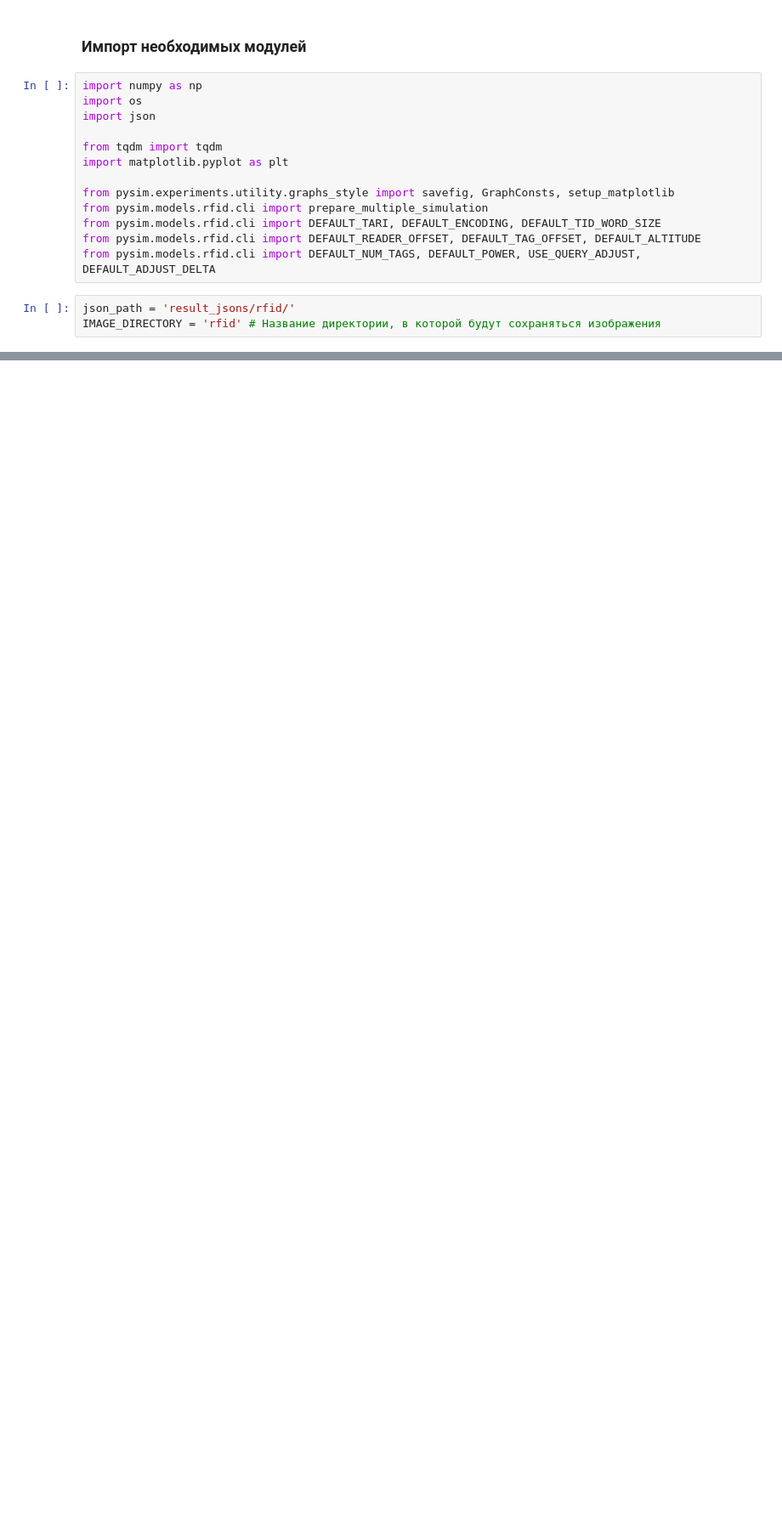
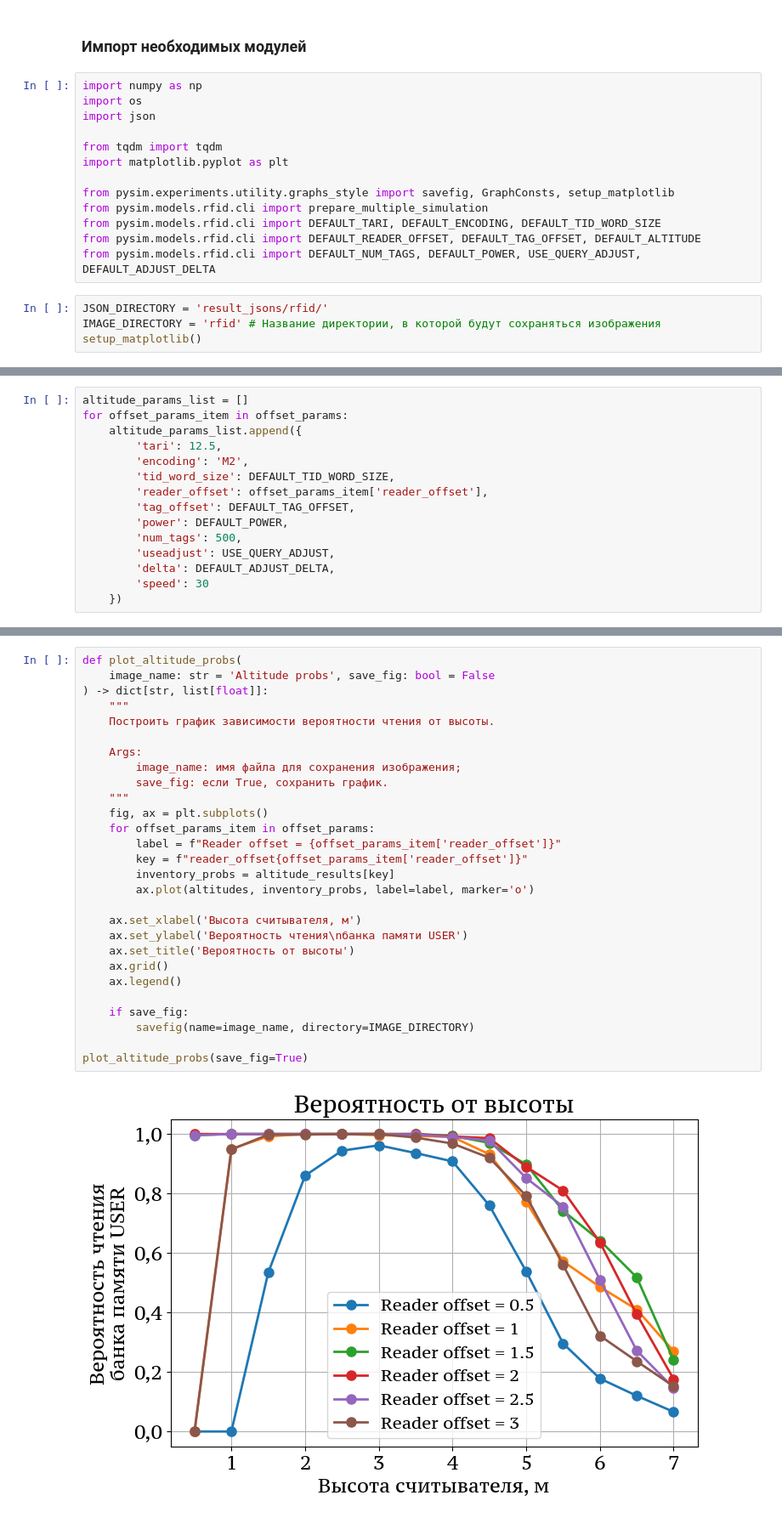
Before and after one commit to VilmenAbramian/simulation, a Jupyter notebook: pysim/experiments/rfid_single_tag.ipynb, the cells around one changed output, grey strips where cells are left out. Shown at 85% size. Saved outputs shown, nothing was run; the diff lists cells and outputs as text; blank space fills up the shorter version.

```diff
--- a/pysim/experiments/rfid_single_tag.ipynb
+++ b/pysim/experiments/rfid_single_tag.ipynb
@@ -22,6 +29,7 @@ from pysim.models.rfid.cli import DEFAULT_TARI, DEFAULT_ENCODING, DEFAULT_TID_WO
 from pysim.models.rfid.cli import DEFAULT_READER_OFFSET, DEFAULT_TAG_OFFSET, DEFAULT_ALTITUDE
 from pysim.models.rfid.cli import DEFAULT_NUM_TAGS, DEFAULT_POWER, USE_QUERY_ADJUST, DEFAULT_ADJUST_DELTA
 # %%
-json_path = 'result_jsons/rfid/'
+JSON_DIRECTORY = 'result_jsons/rfid/'
 IMAGE_DIRECTORY = 'rfid' # Название директории, в которой будут сохраняться изображения
+setup_matplotlib()
 # %% [markdown]
@@ -111,0 +165,15 @@ plot_speed_probs(save_fig=True)
+# %%
+altitude_params_list = []
+for offset_params_item in offset_params:
+    altitude_params_list.append({
+        'tari': 12.5,
+        'encoding': 'M2',
+        'tid_word_size': DEFAULT_TID_WORD_SIZE,
+        'reader_offset': offset_params_item['reader_offset'],
+        'tag_offset': DEFAULT_TAG_OFFSET,
+        'power': DEFAULT_POWER,
+        'num_tags': 500,
+        'useadjust': USE_QUERY_ADJUST,
+        'delta': DEFAULT_ADJUST_DELTA,
+        'speed': 30
+    })
@@ -111,0 +221,30 @@ plot_speed_probs(save_fig=True)
+# %%
+def plot_altitude_probs(
+    image_name: str = 'Altitude probs', save_fig: bool = False
+) -> dict[str, list[float]]:
+    """
+    Построить график зависимости вероятности чтения от высоты.
+
+    Args:
+        image_name: имя файла для сохранения изображения;
+        save_fig: если True, сохранить график.
+    """
+    fig, ax = plt.subplots()
+    for offset_params_item in offset_params:
+        label = f"Reader offset = {offset_params_item['reader_offset']}"
+        key = f"reader_offset{offset_params_item['reader_offset']}"
+        inventory_probs = altitude_results[key]
+        ax.plot(altitudes, inventory_probs, label=label, marker='o')
+
+    ax.set_xlabel('Высота считывателя, м')
+    ax.set_ylabel('Вероятность чтения\nбанка памяти USER')
+    ax.set_title('Вероятность от высоты')
+    ax.grid()
+    ax.legend()
+
+    if save_fig:
+        savefig(name=image_name, directory=IMAGE_DIRECTORY)
+
+plot_altitude_probs(save_fig=True)
+# %% [output]
+[figure, added]
```
Also changed, not shown: parts of 32 cells of this notebook, 12 other files.
